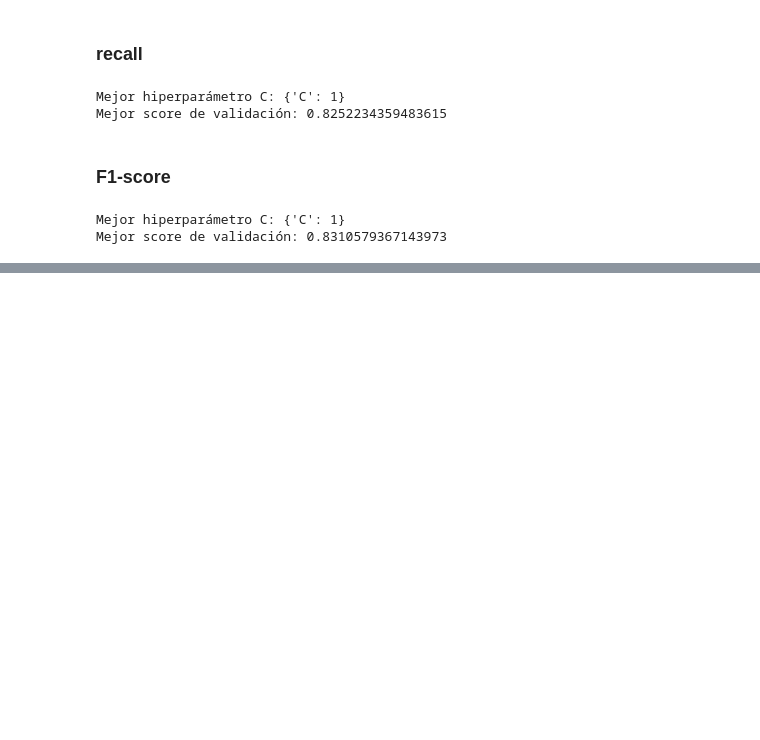
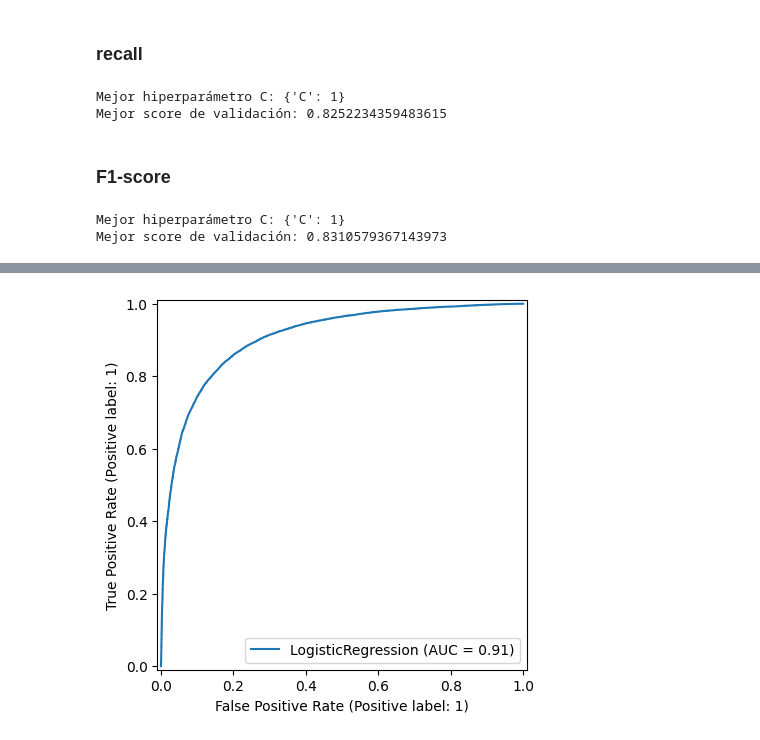
Before and after one commit to Hypotermya/ML_Mini_Proyecto_2, a Jupyter notebook: _sources/Ridgelasso.ipynb, the cells around one changed output, grey strips where cells are left out. Cells and saved outputs as stored; diff of their text form; code cells hidden in the pictures; blank space fills up the shorter version.

```diff
--- a/_sources/Ridgelasso.ipynb
+++ b/_sources/Ridgelasso.ipynb
@@ -1072,0 +1103,5 @@ Mejor score de validación: 0.8310579367143973
+# %%
+RocCurveDisplay.from_estimator(best_model, X_test_clas_final, y_test_clas)
+plt.show()
+# %% [output]
+[figure, added]
```
Also changed, not shown: parts of 5 cells of this notebook, 4 other files.
